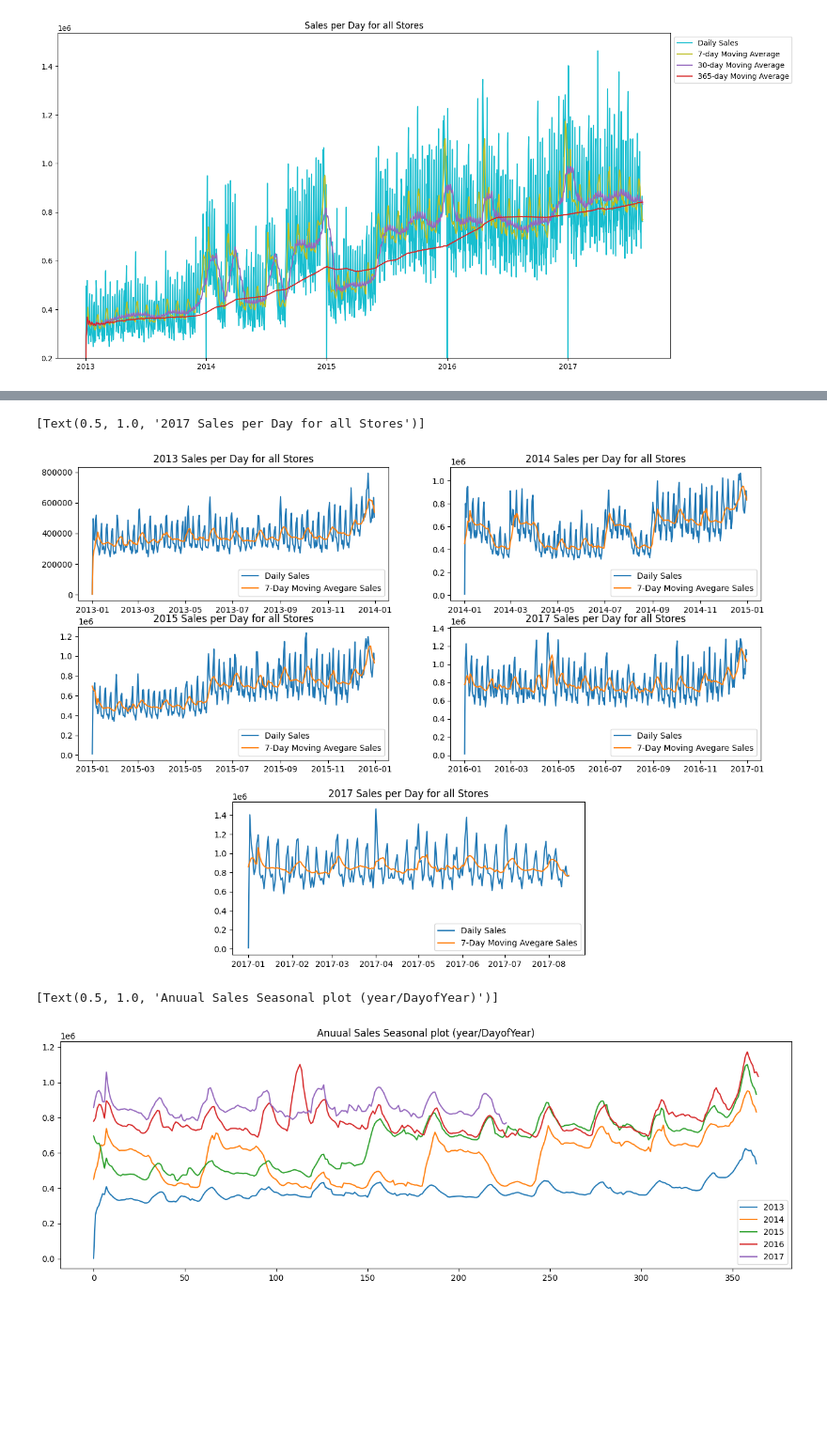
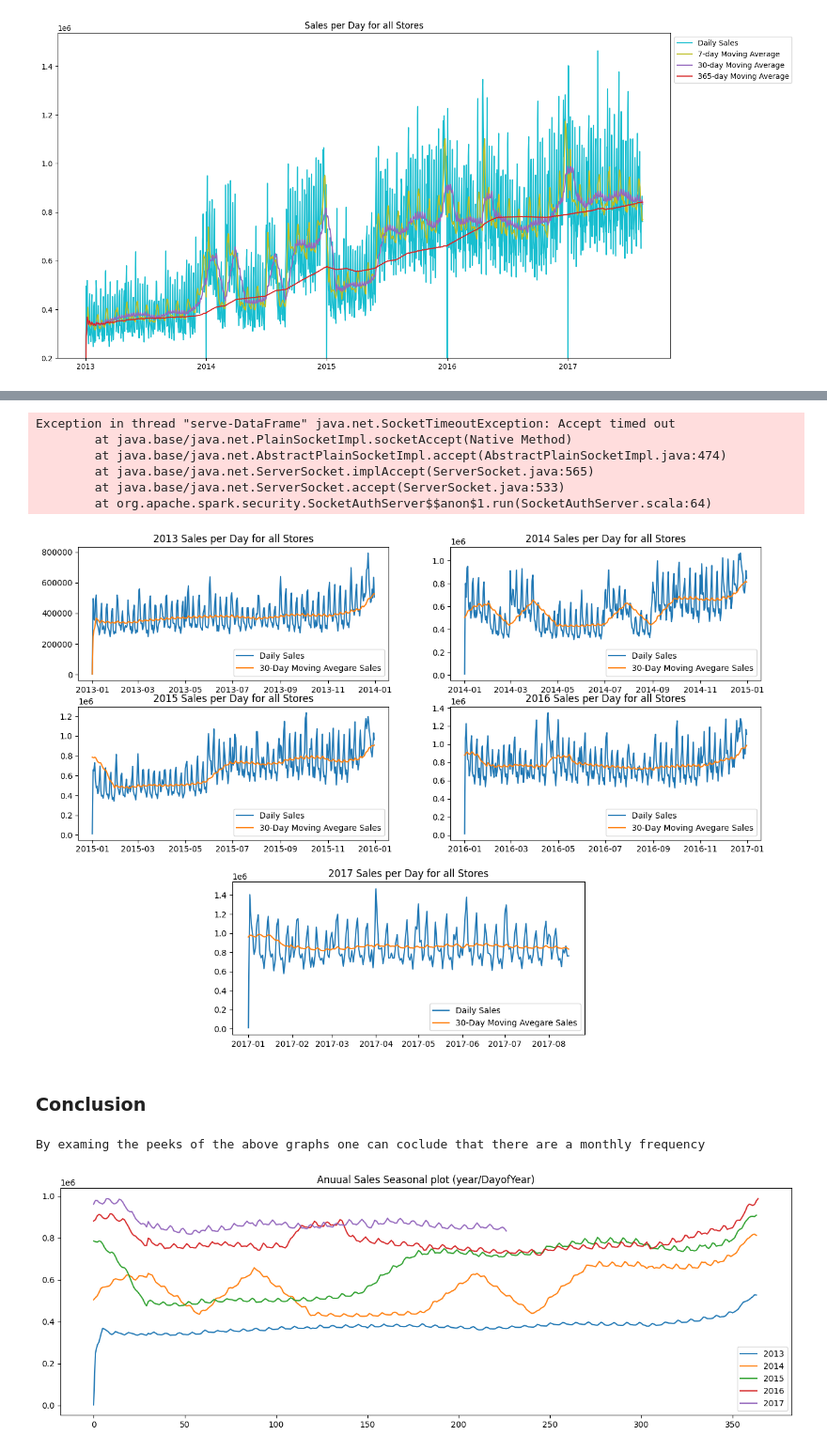
Before and after one commit to Riehantunut/DD2221Project, a Jupyter notebook: rgand.ipynb, the cells around one changed output, grey strips where cells are left out. Shown at 94% size. Drawn from its saved outputs; the diff is of its cells as text; code cells hidden in the pictures; blank space fills up the shorter version.

Commit message:
Final version of data analysis/visualisation

```diff
--- a/rgand.ipynb
+++ b/rgand.ipynb
@@ -331,30 +343,37 @@ plt.show()
 # %%
 
-df_plot_2013 = sales_grouped.filter(sales_grouped.year == "2013").select(['date','sales','L7D_moving_avg'])
-df_plot_2014 = sales_grouped.filter(sales_grouped.year == "2014").select(['date','sales','L7D_moving_avg'])
-df_plot_2015 = sales_grouped.filter(sales_grouped.year == "2015").select(['date','sales','L7D_moving_avg'])
-df_plot_2016 = sales_grouped.filter(sales_grouped.year == "2016").select(['date','sales','L7D_moving_avg'])
-df_plot_2017 = sales_grouped.filter(sales_grouped.year == "2017").select(['date','sales','L7D_moving_avg'])
+df_plot_2013 = sales_grouped.filter(sales_grouped.year == "2013").select(['date','sales','L30D_moving_avg'])
+df_plot_2014 = sales_grouped.filter(sales_grouped.year == "2014").select(['date','sales','L30D_moving_avg'])
+df_plot_2015 = sales_grouped.filter(sales_grouped.year == "2015").select(['date','sales','L30D_moving_avg'])
+df_plot_2016 = sales_grouped.filter(sales_grouped.year == "2016").select(['date','sales','L30D_moving_avg'])
+df_plot_2017 = sales_grouped.filter(sales_grouped.year == "2017").select(['date','sales','L30D_moving_avg'])
 
 sales_2013 = [val[0] for val in df_plot_2013.select('sales').collect()]
-sales_7_2013 = [val[0] for val in df_plot_2013.select('L7D_moving_avg').collect()]
+sales_30_2013 = [val[0] for val in df_plot_2013.select('L30D_moving_avg').collect()]
 dates_2013 = [val[0] for val in df_plot_2013.select('date').collect()]
 
 sales_2014 = [val[0] for val in df_plot_2014.select('sales').collect()]
-sales_7_2014 = [val[0] for val in df_plot_2014.select('L7D_moving_avg').collect()]
+sales_30_2014 = [val[0] for val in df_plot_2014.select('L30D_moving_avg').collect()]
 dates_2014 = [val[0] for val in df_plot_2014.select('date').collect()]
 
 sales_2015 = [val[0] for val in df_plot_2015.select('sales').collect()]
-sales_7_2015 = [val[0] for val in df_plot_2015.select('L7D_moving_avg').collect()]
+sales_30_2015 = [val[0] for val in df_plot_2015.select('L30D_moving_avg').collect()]
 dates_2015 = [val[0] for val in df_plot_2015.select('date').collect()]
 
 sales_2016 = [val[0] for val in df_plot_2016.select('sales').collect()]
-sales_7_2016 = [val[0] for val in df_plot_2016.select('L7D_moving_avg').collect()]
+sales_30_2016 = [val[0] for val in df_plot_2016.select('L30D_moving_avg').collect()]
 dates_2016 = [val[0] for val in df_plot_2016.select('date').collect()]
 
 sales_2017 = [val[0] for val in df_plot_2017.select('sales').collect()]
-sales_7_2017 = [val[0] for val in df_plot_2017.select('L7D_moving_avg').collect()]
+sales_30_2017 = [val[0] for val in df_plot_2017.select('L30D_moving_avg').collect()]
 dates_2017 = [val[0] for val in df_plot_2017.select('date').collect()]
+# %% [output]
+Exception in thread "serve-DataFrame" java.net.SocketTimeoutException: Accept timed out
+        at java.base/java.net.PlainSocketImpl.socketAccept(Native Method)
+        at java.base/java.net.AbstractPlainSocketImpl.accept(AbstractPlainSocketImpl.java:474)
+        at java.base/java.net.ServerSocket.implAccept(ServerSocket.java:565)
+        at java.base/java.net.ServerSocket.accept(ServerSocket.java:533)
+        at org.apache.spark.security.SocketAuthServer$$anon$1.run(SocketAuthServer.scala:64)
 # %%
 figsize = (16,5)
 fig, ax = plt.subplots(3,2, figsize=(15,10))
@@ -363,53 +382,61 @@ ax[2][0].set_position([0.30,0.05,0.4,0.26])
 
 
 ax[0][0].plot(dates_2013,sales_2013)
-ax[0][0].plot(dates_2013,sales_7_2013)
+ax[0][0].plot(dates_2013,sales_30_2013)
 
-ax[0][0].legend(["Daily Sales","7-Day Moving Avegare Sales"])
+ax[0][0].legend(["Daily Sales","30-Day Moving Avegare Sales"])
 ax[0][0].set(title="2013 Sales per Day for all Stores")
 
 ax[0][1].plot(dates_2014,sales_2014)
-ax[0][1].plot(dates_2014,sales_7_2014)
+ax[0][1].plot(dates_2014,sales_30_2014)
 
-ax[0][1].legend(["Daily Sales","7-Day Moving Avegare Sales"])
+ax[0][1].legend(["Daily Sales","30-Day Moving Avegare Sales"])
 ax[0][1].set(title="2014 Sales per Day for all Stores")
 
 ax[1][0].plot(dates_2015,sales_2015)
-ax[1][0].plot(dates_2015,sales_7_2015)
+ax[1][0].plot(dates_2015,sales_30_2015)
 
-ax[1][0].legend(["Daily Sales","7-Day Moving Avegare Sales"])
+ax[1][0].legend(["Daily Sales","30-Day Moving Avegare Sales"])
 ax[1][0].set(title="2015 Sales per Day for all Stores")
 
 ax[1][1].plot(dates_2016,sales_2016)
-ax[1][1].plot(dates_2016,sales_7_2016)
+ax[1][1].plot(dates_2016,sales_30_2016)
 
-ax[1][1].legend(["Daily Sales","7-Day Moving Avegare Sales"])
-ax[1][1].set(title="2017 Sales per Day for all Stores")
+ax[1][1].legend(["Daily Sales","30-Day Moving Avegare Sales"])
+ax[1][1].set(title="2016 Sales per Day for all Stores")
 
 ax[2][0].plot(dates_2017,sales_2017)
-ax[2][0].plot(dates_2017,sales_7_2017)
+ax[2][0].plot(dates_2017,sales_30_2017)
 
-ax[2][0].legend(["Daily Sales","7-Day Moving Avegare Sales"])
+ax[2][0].legend(["Daily Sales","30-Day Moving Avegare Sales"])
 ax[2][0].set(title="2017 Sales per Day for all Stores")
+
+plt.show()
 # %% [output]
-[Text(0.5, 1.0, '2017 Sales per Day for all Stores')]
-[figure, old version]
+[figure, new version]
+# %%
+printmd("### Conclusion")
+print("By examing the peeks of the above graphs one can coclude that there are a monthly frequency")
+# %% [output]
+### Conclusion
+By examing the peeks of the above graphs one can coclude that there are a monthly frequency
 # %%
 figsize = (16,5)
 fig, ax = plt.subplots(figsize=figsize)
 
 x = np.arange(0,len(dates_2014))
 x1 = np.arange(0,len(dates_2016))
 x2 = np.arange(0,len(dates_2017))
-ax.plot(x,sales_7_2013)
-ax.plot(x,sales_7_2014)
-ax.plot(x,sales_7_2015)
-ax.plot(x1,sales_7_2016)
-ax.plot(x2,sales_7_2017)
+ax.plot(x,sales_30_2013)
+ax.plot(x,sales_30_2014)
+ax.plot(x,sales_30_2015)
+ax.plot(x1,sales_30_2016)
+ax.plot(x2,sales_30_2017)
 
 
 ax.legend(["2013","2014","2015","2016","2017"])
 ax.set(title="Anuual Sales Seasonal plot (year/DayofYear)")
+
+plt.show()
 # %% [output]
-[Text(0.5, 1.0, 'Anuual Sales Seasonal plot (year/DayofYear)')]
-[figure, old version]
+[figure, new version]
```
Also changed, not shown: parts of 13 cells of this notebook.
